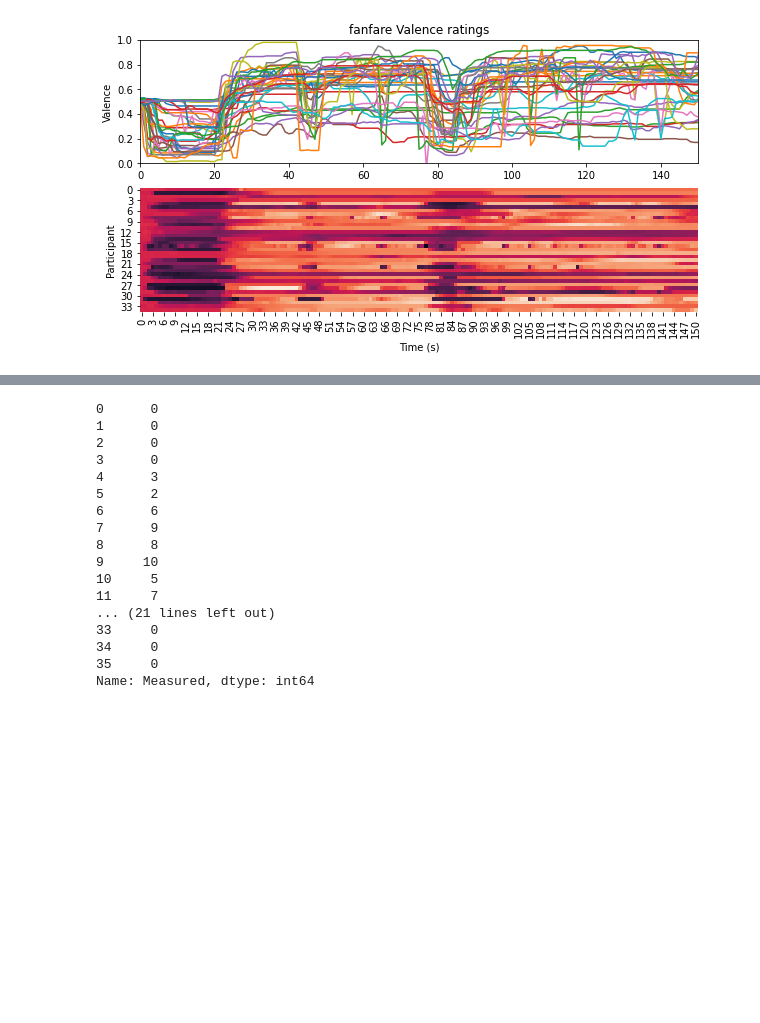
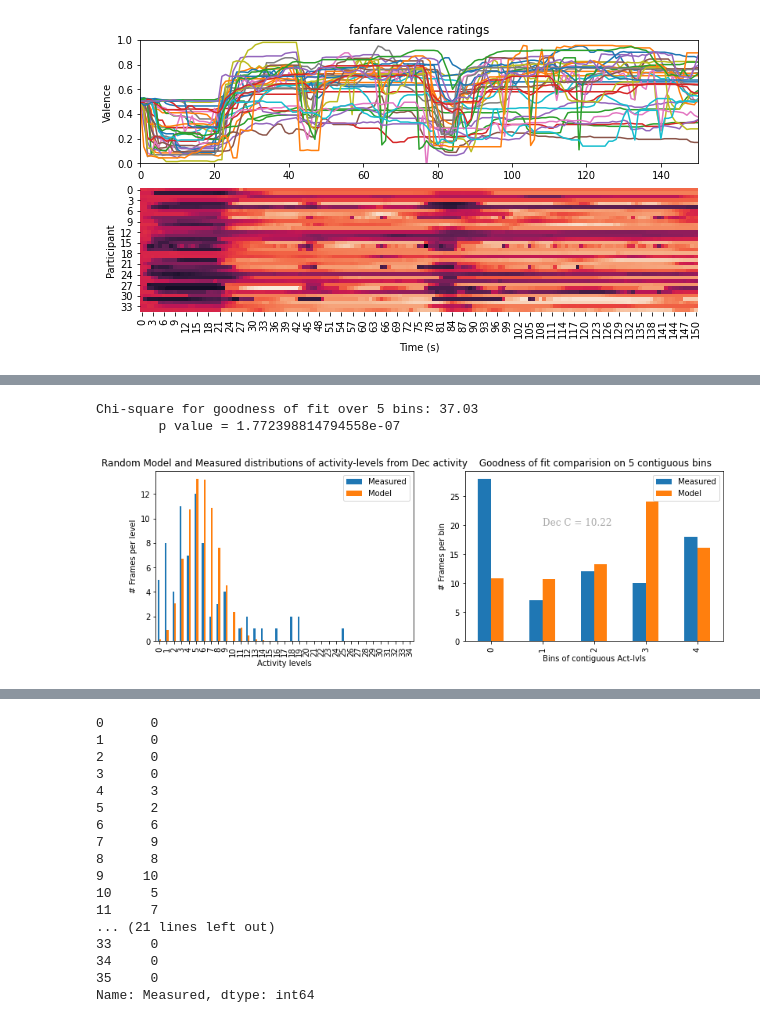
Before and after one commit to finn42/ActivityAnalysis_PythonConversion, a Jupyter notebook: Activity Analysis demo 1.ipynb, the cells around one changed output, grey strips where cells are left out. Cells and saved outputs as stored; diff of their text form; code cells hidden in the pictures; blank space fills up the shorter version.

```diff
--- a/Activity Analysis demo 1.ipynb
+++ b/Activity Analysis demo 1.ipynb
@@ -85,0 +219,62 @@ plt.show()
+# %%
+# TODO adapt to alternating activity
+# evaluate
+S = D['Data'].shape
+Np = S[1]
+Nbins = 5
+
+# alternatingActivityTest(Activity-levels, Number of responses, number of bins for goodness of fit test)
+# Evaluate the distribution of activity-levels as evaluated with activityCount for likelyhood to have
+# arisen from rating changes independent of the stimulus.
+# the stats output of simpleActivityTest is a dictionary with:
+#       - 'Chi2': the goodness of fit statistics
+#       - 'pvalue': the pvalue from the goodness of fit test,
+#       - 'Counts': a pandas dataframe with an index of activity levels (unit valued)
+#              'Model' column of number of frames expected of each activity level, were the event to be independent of the stimulus
+#              'Measured' column of number of frames observed to reach each activity level
+#       - 'Bis': a pandas dataframe with an index of bins representing a contiguous range of activity levels
+#              'Model' column of number of frames expected per bin, with a minimum of 5. If less, the function reevaluates on Nbins-1. Bin ranges cut to be maximally even
+#              'Measured' column of number of frames observed to reach each bin
+
+# first we evaluate the activity levels for increases in ratings (greater than Thresh)
+ACTS=act.activityCount(D['Data'],FrameSize,HopSize,Thresh,'Inc')
+# generate the stats
+stats = act.simpleActivityTest(ACTS['Total'],Np,Nbins)
+
+print('Chi-square for goodness of fit over ' + str(Nbins) +' bins: ' + str(np.round(stats['Chi2'],2)))
+print('        p value = ' + str(stats['pvalue']))
+
+fig = plt.figure(figsize=(13,4))
+ax = fig.add_subplot(121)
+stats['Counts'].plot.bar(ax=ax)
+plt.title('Random Model and Measured distributions of activity-levels from ' + actType + ' activity' )
+plt.ylabel('# Frames per level')
+plt.xlabel('Activity levels')
+ax = fig.add_subplot(122)
+stats['Bins'].plot.bar(ax=ax)
+plt.title(' Goodness of fit test on ' + str(Nbins) + ' contiguous bins')
+plt.ylabel('# Frames per bin')
+plt.xlabel('Bins of contiguous Act-lvls')
+
+# coordScoreSimple(Response dataframe,FrameSize,Thresh,actType,Nbins)
+# this function evaluates the goodness of fit of stimulus-independent response activity and generates a coordination score.
+# the coordination score is the average negative log of the pvalue for frames with different offsets.
+# This parametric test requires frames to be non-overlapping, but the frame boundaries maybe them split
+# appart response activity prompted by the same stimulus event or moment. To compensate, the test is reapplied
+# to the range of possible starting points within the duration of a frame, and the scores averaged, when the Frame is larger than a single sample.
+# the output of coordScoreSimple is a dictionary with:
+#       - 'CS': a score between 0 and 16, with 2 matching (an average) pvalue of 0.01.
+
+CInc = act.coordScoreSimple(D['Data'],FrameSize,Thresh,actType,Nbins)
+font = {'family': 'serif',
+        'color':  'darkgrey',
+        'weight': 'normal',
+        'size': 12,
+        }
+plt.text(1, 20, actType + ' C = ' + str(np.round(CInc,2)), fontdict=font)
+
+plt.show()
+# %% [output]
+Chi-square for goodness of fit over 5 bins: 37.03
+        p value = 1.772398814794558e-07
+[figure, added]
```
Also changed, not shown: parts of 21 cells of this notebook, 2 other files.
